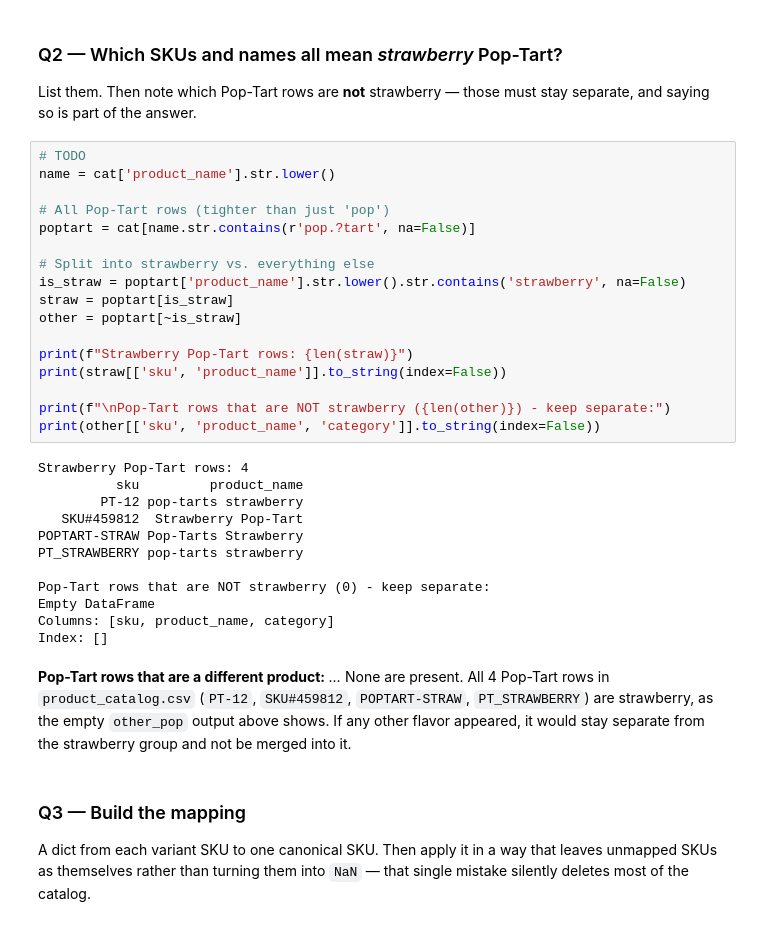
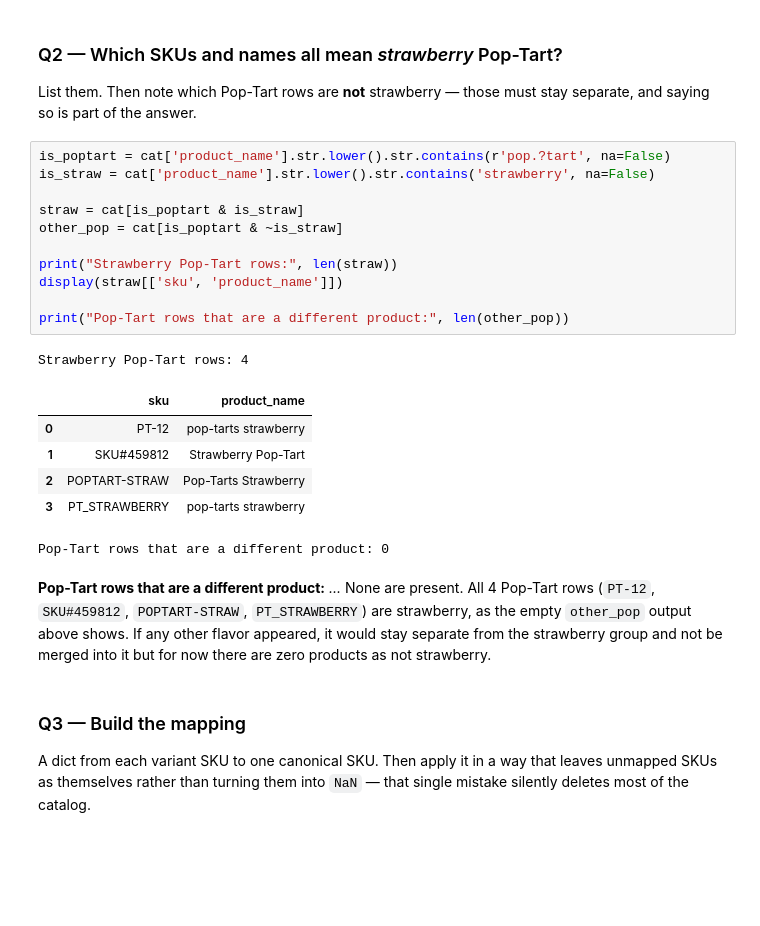
Before and after one commit to hershiaytoda/ds2002-fa26, a Jupyter notebook: notebooks/05-etl-walmart/2026-10-16 — Walmart Warm-Up SKU Mess — Lab.ipynb, the cells around one changed output. Cells and saved outputs as stored; diff of their text form; blank space fills up the shorter version.

```diff
--- a/notebooks/05-etl-walmart/2026-10-16 — Walmart Warm-Up SKU Mess — Lab.ipynb
+++ b/notebooks/05-etl-walmart/2026-10-16 — Walmart Warm-Up SKU Mess — Lab.ipynb
@@ -52,36 +58,26 @@ Rows that look like Pop-Tart products: 4
 
 List them. Then note which Pop-Tart rows are **not** strawberry — those must stay separate, and saying so is part of the answer.
 # %%
-# TODO
-name = cat['product_name'].str.lower()
+is_poptart = cat['product_name'].str.lower().str.contains(r'pop.?tart', na=False)
+is_straw = cat['product_name'].str.lower().str.contains('strawberry', na=False)
 
-# All Pop-Tart rows (tighter than just 'pop')
-poptart = cat[name.str.contains(r'pop.?tart', na=False)]
+straw = cat[is_poptart & is_straw]
+other_pop = cat[is_poptart & ~is_straw]
 
-# Split into strawberry vs. everything else
-is_straw = poptart['product_name'].str.lower().str.contains('strawberry', na=False)
-straw = poptart[is_straw]
-other = poptart[~is_straw]
+print("Strawberry Pop-Tart rows:", len(straw))
+display(straw[['sku', 'product_name']])
 
-print(f"Strawberry Pop-Tart rows: {len(straw)}")
-print(straw[['sku', 'product_name']].to_string(index=False))
-
-print(f"\nPop-Tart rows that are NOT strawberry ({len(other)}) - keep separate:")
-print(other[['sku', 'product_name', 'category']].to_string(index=False))
+print("Pop-Tart rows that are a different product:", len(other_pop))
 # %% [output]
 Strawberry Pop-Tart rows: 4
-          sku         product_name
-        PT-12 pop-tarts strawberry
-   SKU#459812  Strawberry Pop-Tart
-POPTART-STRAW Pop-Tarts Strawberry
-PT_STRAWBERRY pop-tarts strawberry
-
-Pop-Tart rows that are NOT strawberry (0) - keep separate:
-Empty DataFrame
-Columns: [sku, product_name, category]
-Index: []
+|  | sku | product_name |
+| 0 | PT-12 | pop-tarts strawberry |
+| 1 | SKU#459812 | Strawberry Pop-Tart |
+| 2 | POPTART-STRAW | Pop-Tarts Strawberry |
+| 3 | PT_STRAWBERRY | pop-tarts strawberry |
+Pop-Tart rows that are a different product: 0
 # %% [markdown]
-**Pop-Tart rows that are a different product:** _..._ None are present. All 4 Pop-Tart rows in `product_catalog.csv` (`PT-12`, `SKU#459812`, `POPTART-STRAW`, `PT_STRAWBERRY`) are strawberry, as the empty `other_pop` output above shows. If any other flavor appeared, it would stay separate from the strawberry group and not be merged into it.
+**Pop-Tart rows that are a different product:** _..._ None are present. All 4 Pop-Tart rows (`PT-12`, `SKU#459812`, `POPTART-STRAW`, `PT_STRAWBERRY`) are strawberry, as the empty `other_pop` output above shows. If any other flavor appeared, it would stay separate from the strawberry group and not be merged into it but for now there are zero products as not strawberry.
 # %% [markdown]
 ### Q3 — Build the mapping
 
```
Also changed, not shown: parts of 6 cells of this notebook.
